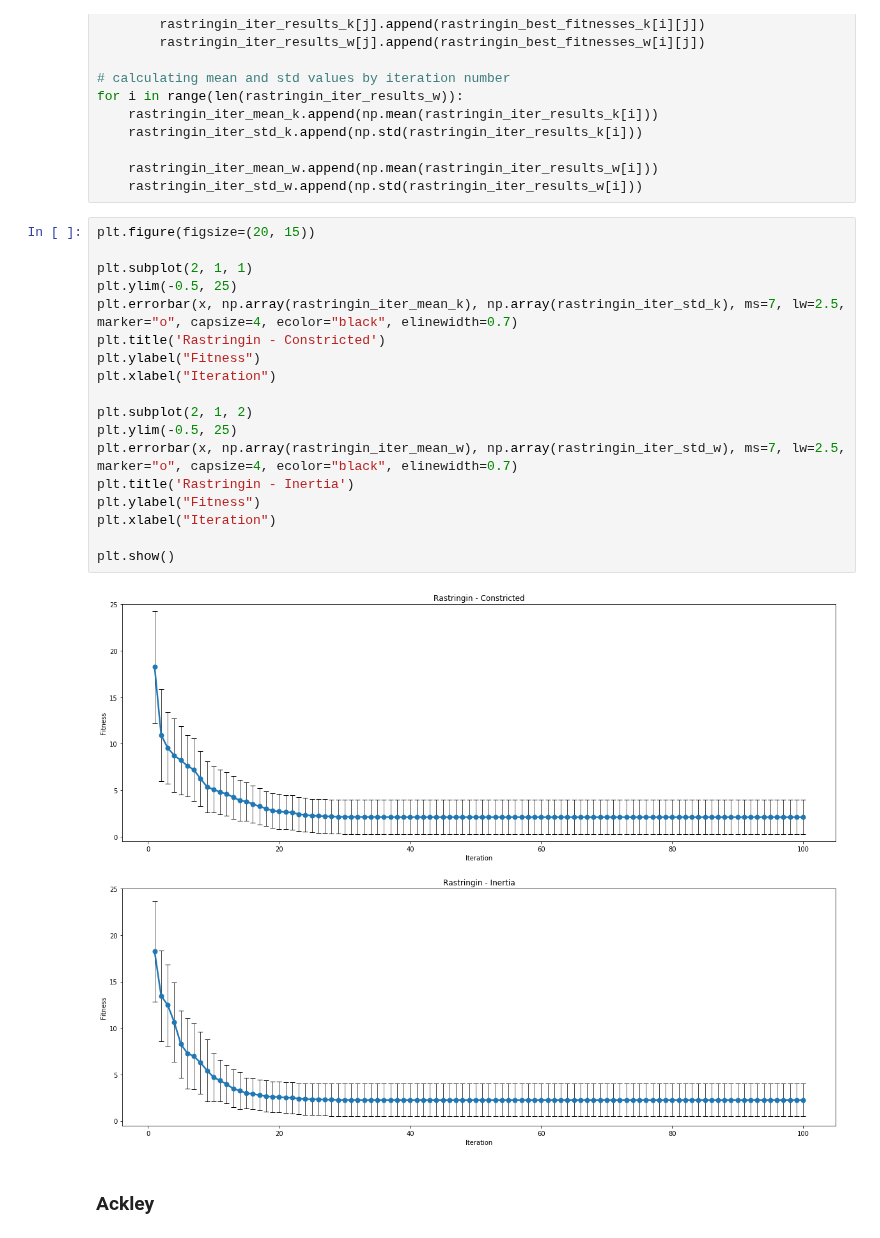
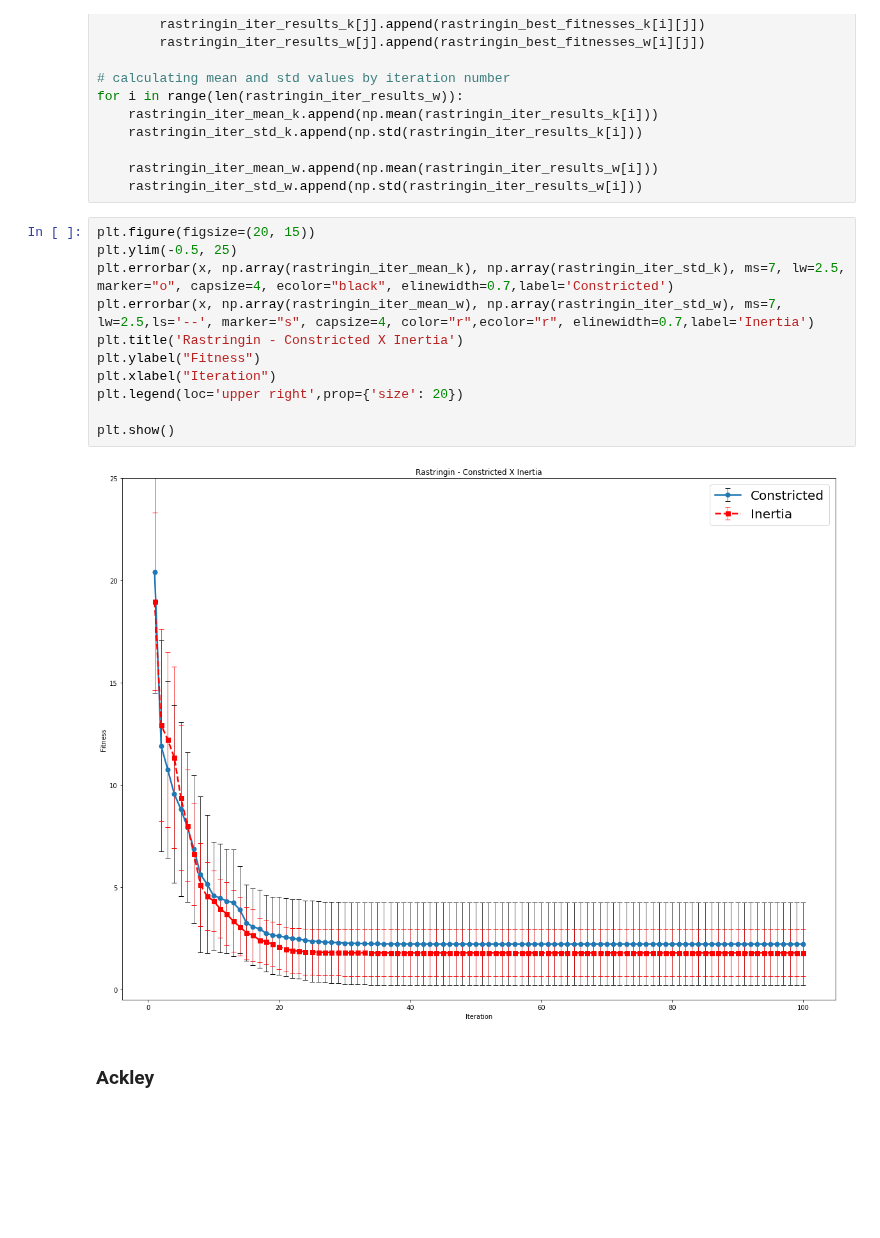
Before and after one commit to anthonyjatoba/bioinspired-optimization, a Jupyter notebook: PSO.ipynb, the cells around one changed output. Saved outputs shown, nothing was run; the diff lists cells and outputs as text; blank space fills up the shorter version.

```diff
--- a/PSO.ipynb
+++ b/PSO.ipynb
@@ -504,24 +476,17 @@ for i in range(len(rastringin_iter_results_w)):
     rastringin_iter_std_w.append(np.std(rastringin_iter_results_w[i]))
 # %%
 plt.figure(figsize=(20, 15))
-
-plt.subplot(2, 1, 1)
 plt.ylim(-0.5, 25)
-plt.errorbar(x, np.array(rastringin_iter_mean_k), np.array(rastringin_iter_std_k), ms=7, lw=2.5, marker="o", capsize=4, ecolor="black", elinewidth=0.7)
-plt.title('Rastringin - Constricted')
+plt.errorbar(x, np.array(rastringin_iter_mean_k), np.array(rastringin_iter_std_k), ms=7, lw=2.5, marker="o", capsize=4, ecolor="black", elinewidth=0.7,label='Constricted')
+plt.errorbar(x, np.array(rastringin_iter_mean_w), np.array(rastringin_iter_std_w), ms=7, lw=2.5,ls='--', marker="s", capsize=4, color="r",ecolor="r", elinewidth=0.7,label='Inertia')
+plt.title('Rastringin - Constricted X Inertia')
 plt.ylabel("Fitness")
 plt.xlabel("Iteration")
-
-plt.subplot(2, 1, 2)
-plt.ylim(-0.5, 25)
-plt.errorbar(x, np.array(rastringin_iter_mean_w), np.array(rastringin_iter_std_w), ms=7, lw=2.5, marker="o", capsize=4, ecolor="black", elinewidth=0.7)
-plt.title('Rastringin - Inertia')
-plt.ylabel("Fitness")
-plt.xlabel("Iteration")
+plt.legend(loc='upper right',prop={'size': 20})
 
 plt.show()
 # %% [output]
-[figure, old version]
+[figure, new version]
 # %% [markdown]
 ### Ackley
 # %%
```
Also changed, not shown: parts of 5 cells of this notebook.
